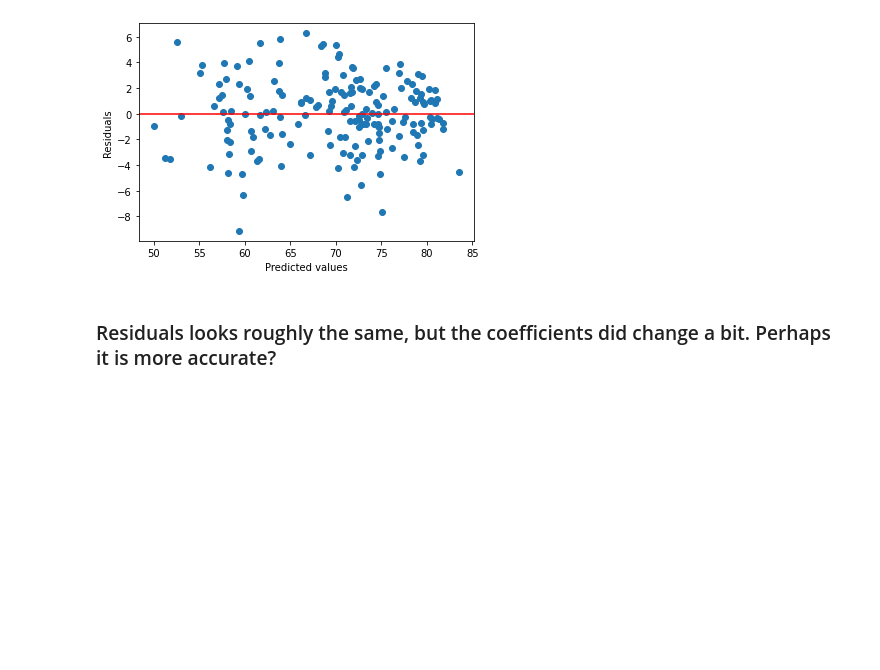
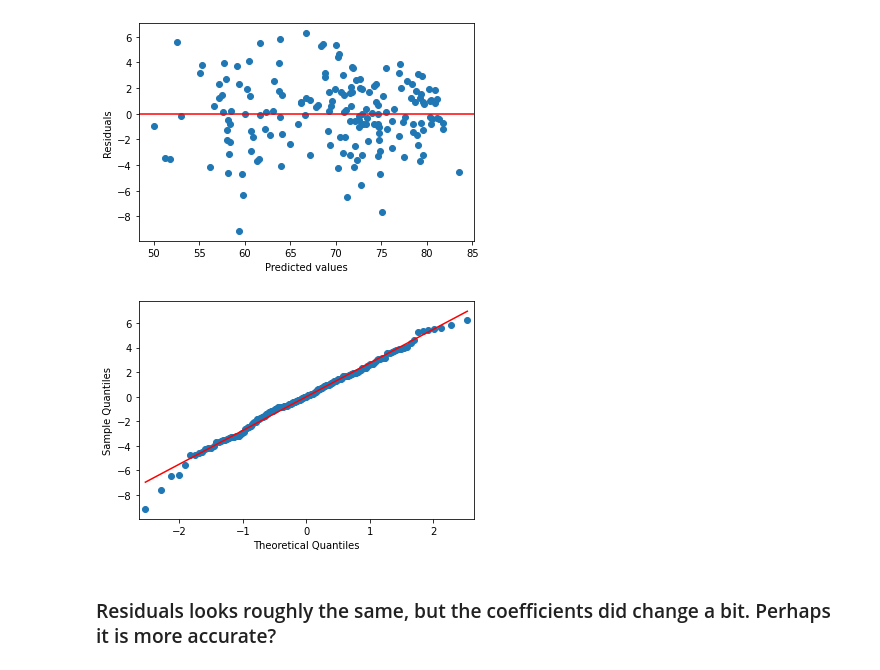
Before and after one commit to sbslaton/230-254-Final-Projects, a Jupyter notebook: 230/code/Modeling.ipynb, the cells around one changed output. Saved outputs shown, nothing was run; the diff lists cells and outputs as text; code cells hidden in the pictures; blank space fills up the shorter version.

```diff
--- a/230/code/Modeling.ipynb
+++ b/230/code/Modeling.ipynb
@@ -652,17 +676,23 @@ Notes:
 [2] The condition number is large, 3.64e+03. This might indicate that there are
 strong multicollinearity or other numerical problems.
 # %%
-residuals = cleaned_mod.resid
+residuals = final_mod.resid
 
 # Create the residual plot using matplotlib
 fig, ax = plt.subplots()
-ax.scatter(cleaned_mod.predict(), residuals)
+ax.scatter(final_mod.predict(), residuals)
 ax.axhline(y=0, color='r', linestyle='-')
 ax.set_xlabel('Predicted values')
 ax.set_ylabel('Residuals')
 plt.show()
 # %% [output]
 [figure]
+# %%
+fig, ax = plt.subplots()
+statsmodels.graphics.gofplots.qqplot(residuals, ax=ax, line='r')
+plt.show()
+# %% [output]
+[figure, added]
 # %% [markdown]
 ### Residuals looks roughly the same, but the coefficients did change a bit. Perhaps it is more accurate?
 # %% [markdown]
```
Also changed, not shown: parts of 15 cells of this notebook, 7 other files.
